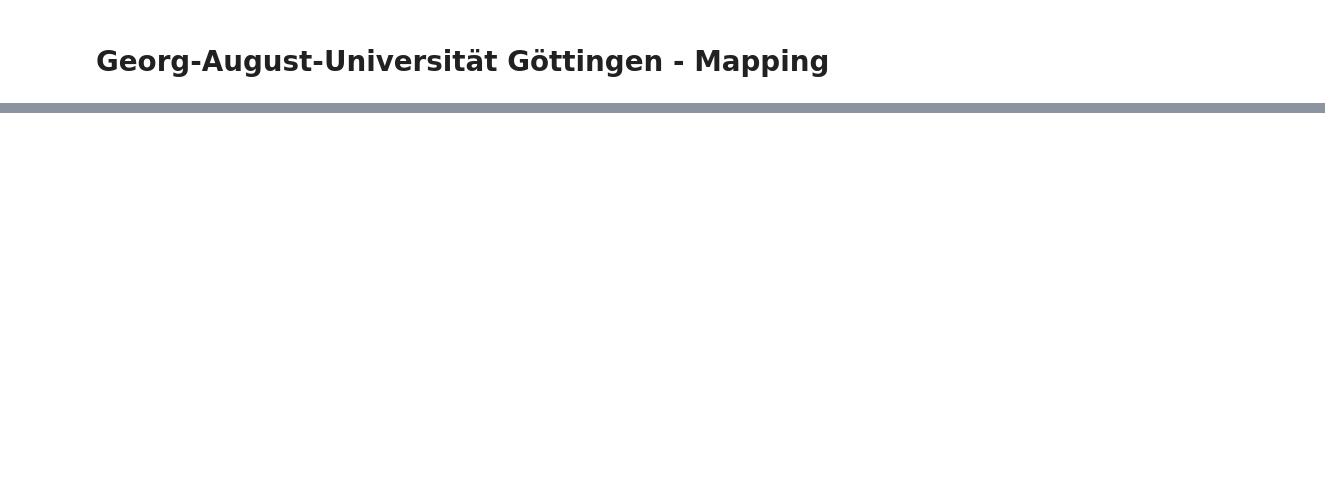
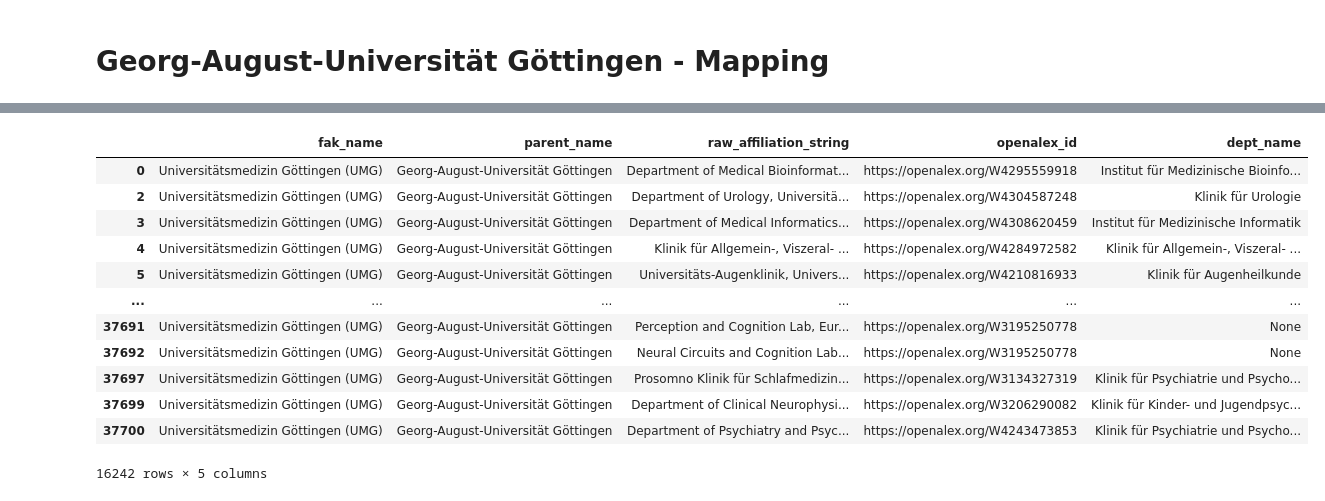
Before and after one commit to naustica/lower_saxony_institutions, a Jupyter notebook: notebooks/institution_mapping/GAU.ipynb, the cells around one changed output, grey strips where cells are left out. Saved outputs shown, nothing was run; the diff lists cells and outputs as text; code cells hidden in the pictures; blank space fills up the shorter version.

```diff
--- a/notebooks/institution_mapping/GAU.ipynb
+++ b/notebooks/institution_mapping/GAU.ipynb
@@ -299,0 +520,15 @@ df_plot[df_plot.inst_name != 'Nicht zugeordnet'].openalex_id.sum() / df_plot.ope
+# %%
+def map_dept(address: str, faculty: str) -> Union[str, None]:
+    if faculty in MAPPING_DICT_DEPT:
+        for k, v in MAPPING_DICT_DEPT.get(faculty).items():
+            pattern = re.compile(r'|'.join(v), re.IGNORECASE)
+            res = bool(pattern.search(address))
+            if res:
+                return k
+        return None
+    else:
+        return None
+# %%
+df_with_inst.loc[df_with_inst['fak_name'] == 'Universitätsmedizin Göttingen (UMG)', 'dept_name'] = \
+    df_with_inst.loc[df_with_inst['fak_name'] == 'Universitätsmedizin Göttingen (UMG)']['raw_affiliation_string'].apply(map_dept,
+                                                                                                    faculty='Universitätsmedizin Göttingen (UMG)')
@@ -299,0 +575,16 @@ df_plot[df_plot.inst_name != 'Nicht zugeordnet'].openalex_id.sum() / df_plot.ope
+# %%
+df_with_inst[df_with_inst['fak_name'] == 'Universitätsmedizin Göttingen (UMG)']
+# %% [output]
+|  | fak_name | parent_name | raw_affiliation_string | openalex_id | dept_name |
+| 0 | Universitätsmedizin Göttingen (UMG) | Georg-August-Universität Göttingen | Department of Medical Bioinformat... | https://openalex.org/W4295559918 | Institut für Medizinische Bioinfo... |
+| 2 | Universitätsmedizin Göttingen (UMG) | Georg-August-Universität Göttingen | Department of Urology, Universitä... | https://openalex.org/W4304587248 | Klinik für Urologie |
+| 3 | Universitätsmedizin Göttingen (UMG) | Georg-August-Universität Göttingen | Department of Medical Informatics... | https://openalex.org/W4308620459 | Institut für Medizinische Informatik |
+| 4 | Universitätsmedizin Göttingen (UMG) | Georg-August-Universität Göttingen | Klinik für Allgemein‑, Viszeral- ... | https://openalex.org/W4284972582 | Klinik für Allgemein-, Viszeral- ... |
+| 5 | Universitätsmedizin Göttingen (UMG) | Georg-August-Universität Göttingen | Universitäts-Augenklinik, Univers... | https://openalex.org/W4210816933 | Klinik für Augenheilkunde |
+| ... | ... | ... | ... | ... | ... |
+| 37691 | Universitätsmedizin Göttingen (UMG) | Georg-August-Universität Göttingen | Perception and Cognition Lab, Eur... | https://openalex.org/W3195250778 | None |
+| 37692 | Universitätsmedizin Göttingen (UMG) | Georg-August-Universität Göttingen | Neural Circuits and Cognition Lab... | https://openalex.org/W3195250778 | None |
+| 37697 | Universitätsmedizin Göttingen (UMG) | Georg-August-Universität Göttingen | Prosomno Klinik für Schlafmedizin... | https://openalex.org/W3134327319 | Klinik für Psychiatrie und Psycho... |
+| 37699 | Universitätsmedizin Göttingen (UMG) | Georg-August-Universität Göttingen | Department of Clinical Neurophysi... | https://openalex.org/W3206290082 | Klinik für Kinder- und Jugendpsyc... |
+| 37700 | Universitätsmedizin Göttingen (UMG) | Georg-August-Universität Göttingen | Department of Psychiatry and Psyc... | https://openalex.org/W4243473853 | Klinik für Psychiatrie und Psycho... |
+16242 rows × 5 columns
```
Also changed, not shown: parts of 18 cells of this notebook, 40 other files.
